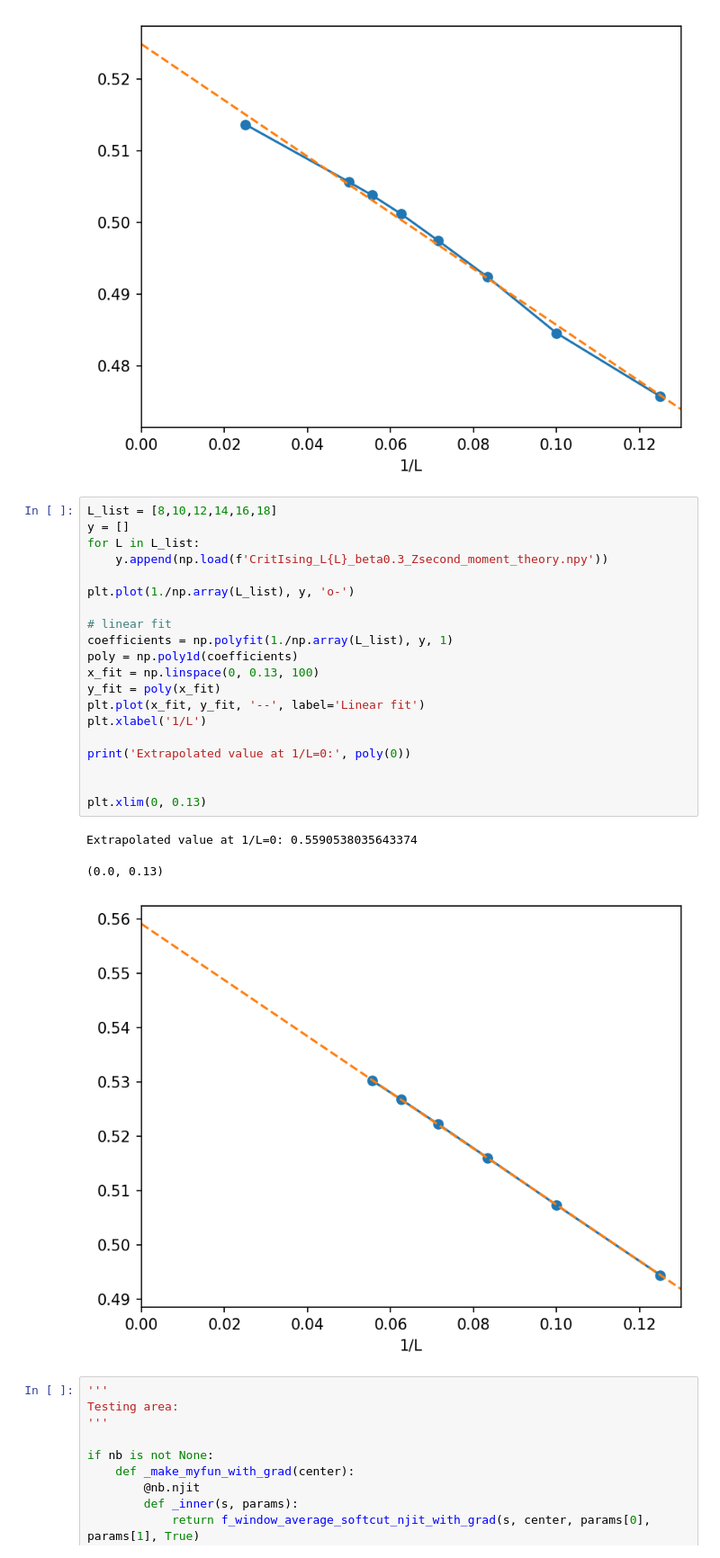
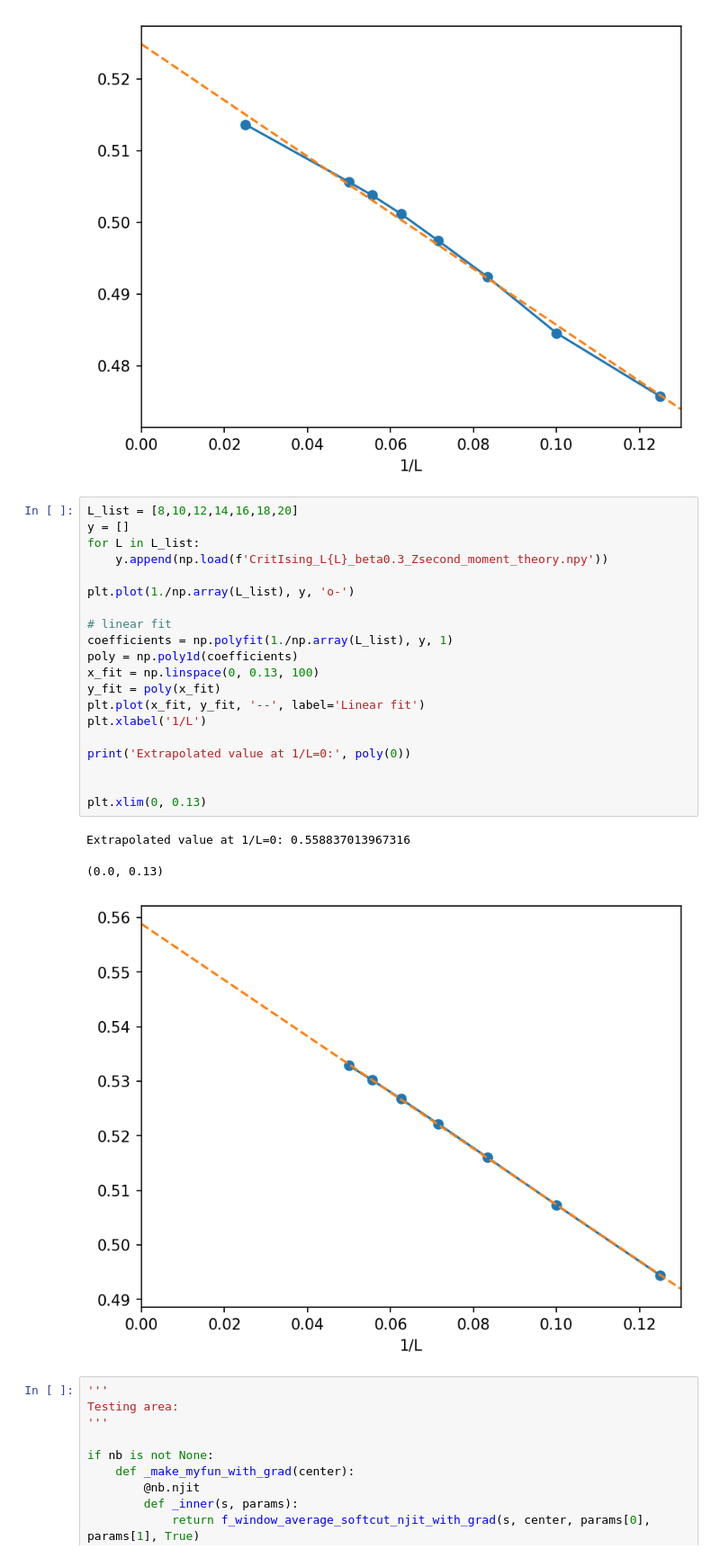
Before and after one commit to YueLiu01/MPSToolBox, a Jupyter notebook: snapshot_measurements.ipynb, the cells around one changed output. Shown at 90% size. Drawn from its saved outputs; the diff is of its cells as text.

```diff
--- a/snapshot_measurements.ipynb
+++ b/snapshot_measurements.ipynb
@@ -302,29 +302,29 @@ Extrapolated value at 1/L=0: 0.5248101843003471
 (0.0, 0.13)
 [figure]
 # %%
-L_list = [8,10,12,14,16,18]
+L_list = [8,10,12,14,16,18,20]
 y = []
 for L in L_list:
     y.append(np.load(f'CritIsing_L{L}_beta0.3_Zsecond_moment_theory.npy'))
 
 plt.plot(1./np.array(L_list), y, 'o-')
 
 # linear fit
 coefficients = np.polyfit(1./np.array(L_list), y, 1)
 poly = np.poly1d(coefficients)
 x_fit = np.linspace(0, 0.13, 100)
 y_fit = poly(x_fit)
 plt.plot(x_fit, y_fit, '--', label='Linear fit')
 plt.xlabel('1/L')
 
 print('Extrapolated value at 1/L=0:', poly(0))
 
 
 plt.xlim(0, 0.13)
 # %% [output]
-Extrapolated value at 1/L=0: 0.5590538035643374
+Extrapolated value at 1/L=0: 0.558837013967316
 (0.0, 0.13)
-[figure, old version]
+[figure, new version]
 # %%
 '''
 Testing area:
```
Also changed, not shown: 2 other files.
